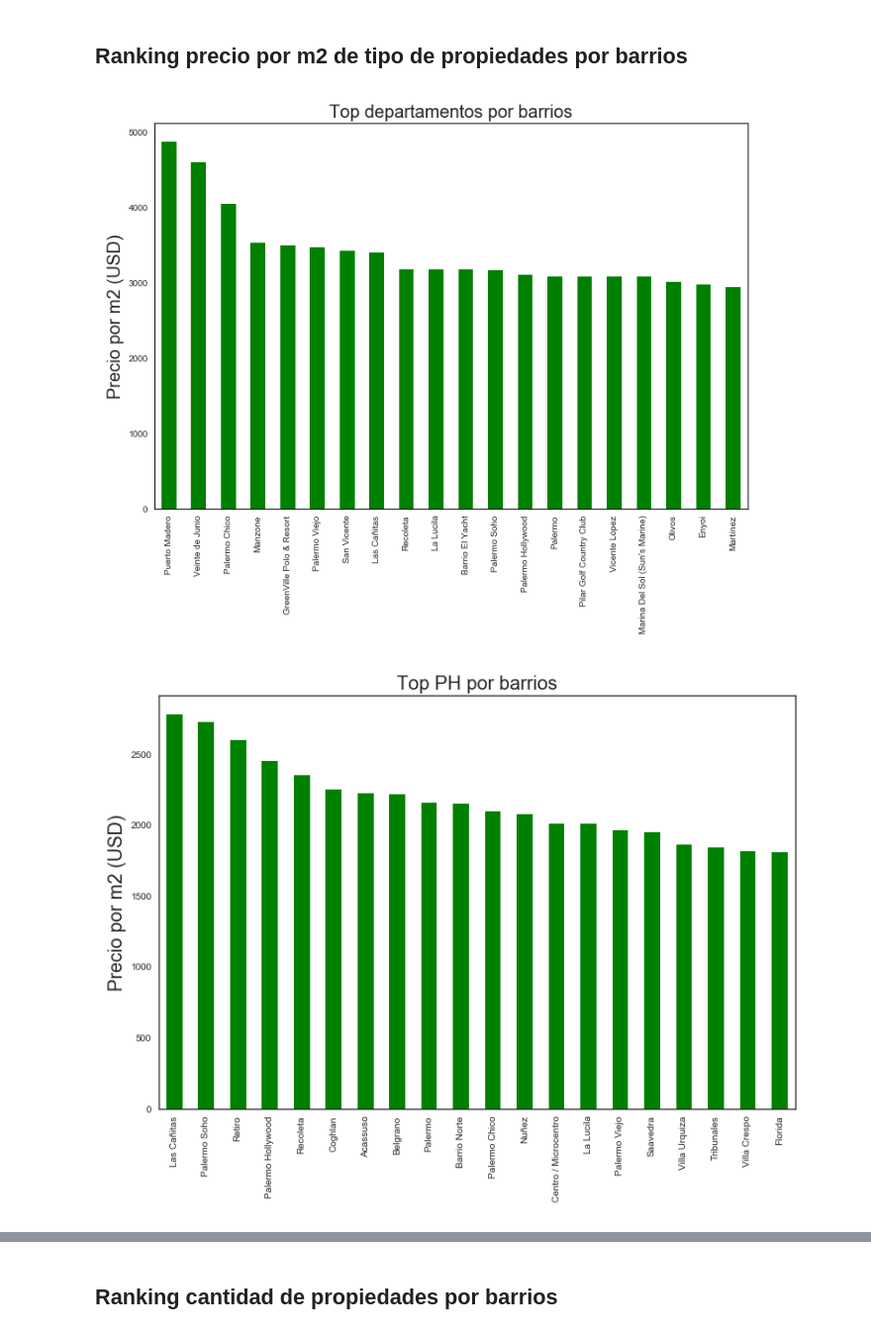
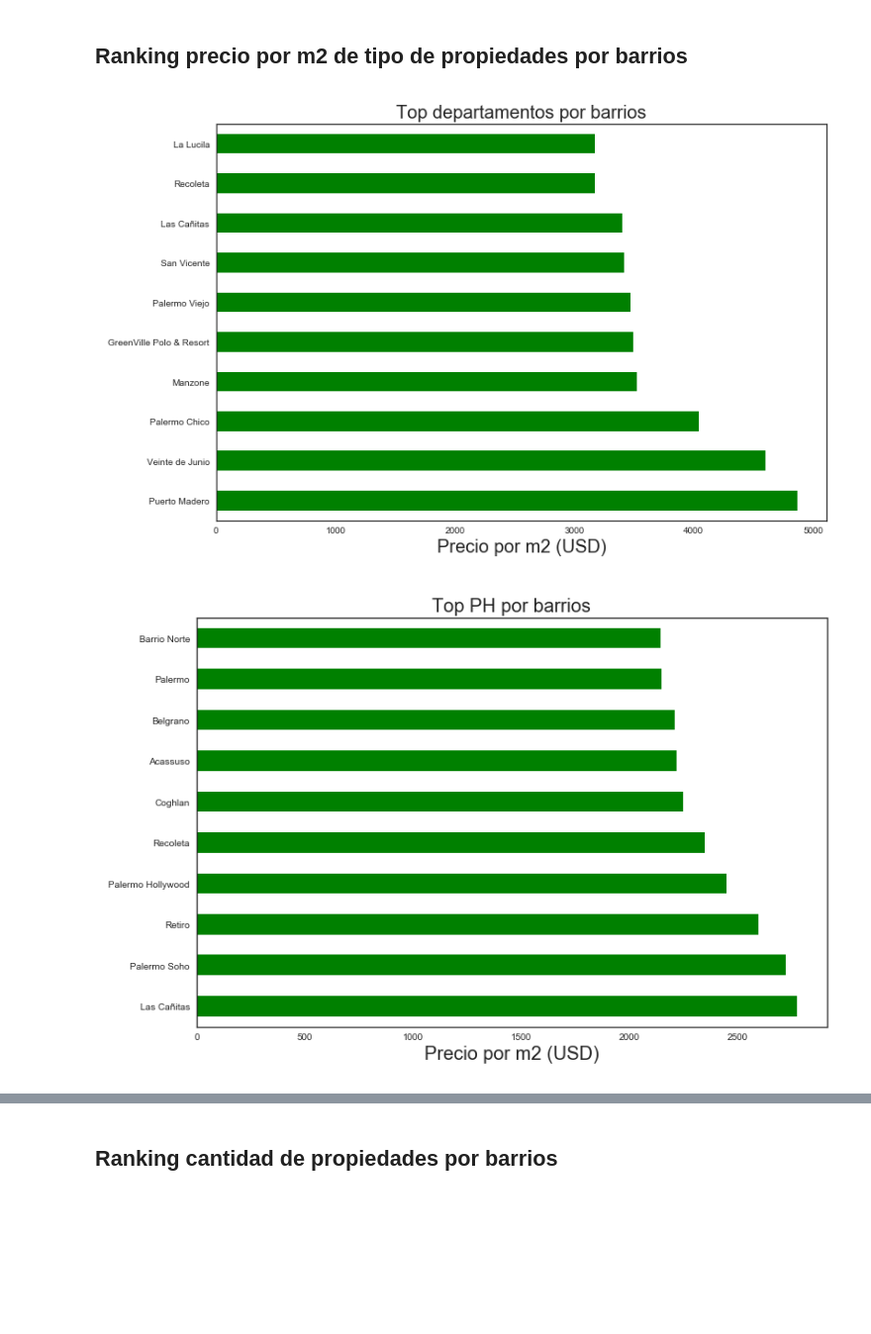
Before and after one commit to AlejandroDaneri/Machine-Learning-Properati, a Jupyter notebook: TP.ipynb, the cells around one changed output, grey strips where cells are left out. Shown at 99% size. Saved outputs shown, nothing was run; the diff lists cells and outputs as text; code cells hidden in the pictures; blank space fills up the shorter version.

```diff
--- a/TP.ipynb
+++ b/TP.ipynb
@@ -181,25 +183,25 @@ plt.show()
 # %% [markdown]
 ## Ranking precio por m2 de tipo de propiedades por barrios
 # %%
-ranking_precios_usd = properati_filtrado.loc[properati_filtrado['property_type']=='apartment'].groupby('place_name').mean()['price_usd_per_m2'].sort_values(ascending=False).head(20)
-ranking_precios_usd.plot(kind='bar',figsize=TAM_IMG,color='g')
+ranking_precios_usd = properati_filtrado.loc[properati_filtrado['property_type']=='apartment'].groupby('place_name').mean()['price_usd_per_m2'].sort_values(ascending=False).head(10)
+ranking_precios_usd.plot(kind='barh',figsize=TAM_IMG,color='g')
 titulo = 'Top departamentos por barrios'
 plt.title(titulo,size=20)
-plt.xlabel('')
-plt.ylabel('Precio por m2 (USD)')
+plt.ylabel('')
+plt.xlabel('Precio por m2 (USD)')
 guardar_imagen(titulo)
 plt.show()
 # %% [output]
-[figure, old version]
+[figure, new version]
 # %%
-ranking_precios_usd = properati_filtrado.loc[properati_filtrado['property_type']=='PH'].groupby('place_name').mean()['price_usd_per_m2'].sort_values(ascending=False).head(20)
-ranking_precios_usd.plot(kind='bar',figsize=TAM_IMG,color='g')
+ranking_precios_usd = properati_filtrado.loc[properati_filtrado['property_type']=='PH'].groupby('place_name').mean()['price_usd_per_m2'].sort_values(ascending=False).head(10)
+ranking_precios_usd.plot(kind='barh',figsize=TAM_IMG,color='g')
 titulo = 'Top PH por barrios'
 plt.title(titulo,size=20)
-plt.xlabel('')
-plt.ylabel('Precio por m2 (USD)')
+plt.ylabel('')
+plt.xlabel('Precio por m2 (USD)')
 guardar_imagen(titulo)
 plt.show()
 # %% [output]
-[figure, old version]
+[figure, new version]
 # %%
```
Also changed, not shown: parts of 11 cells of this notebook, 10 other files.
